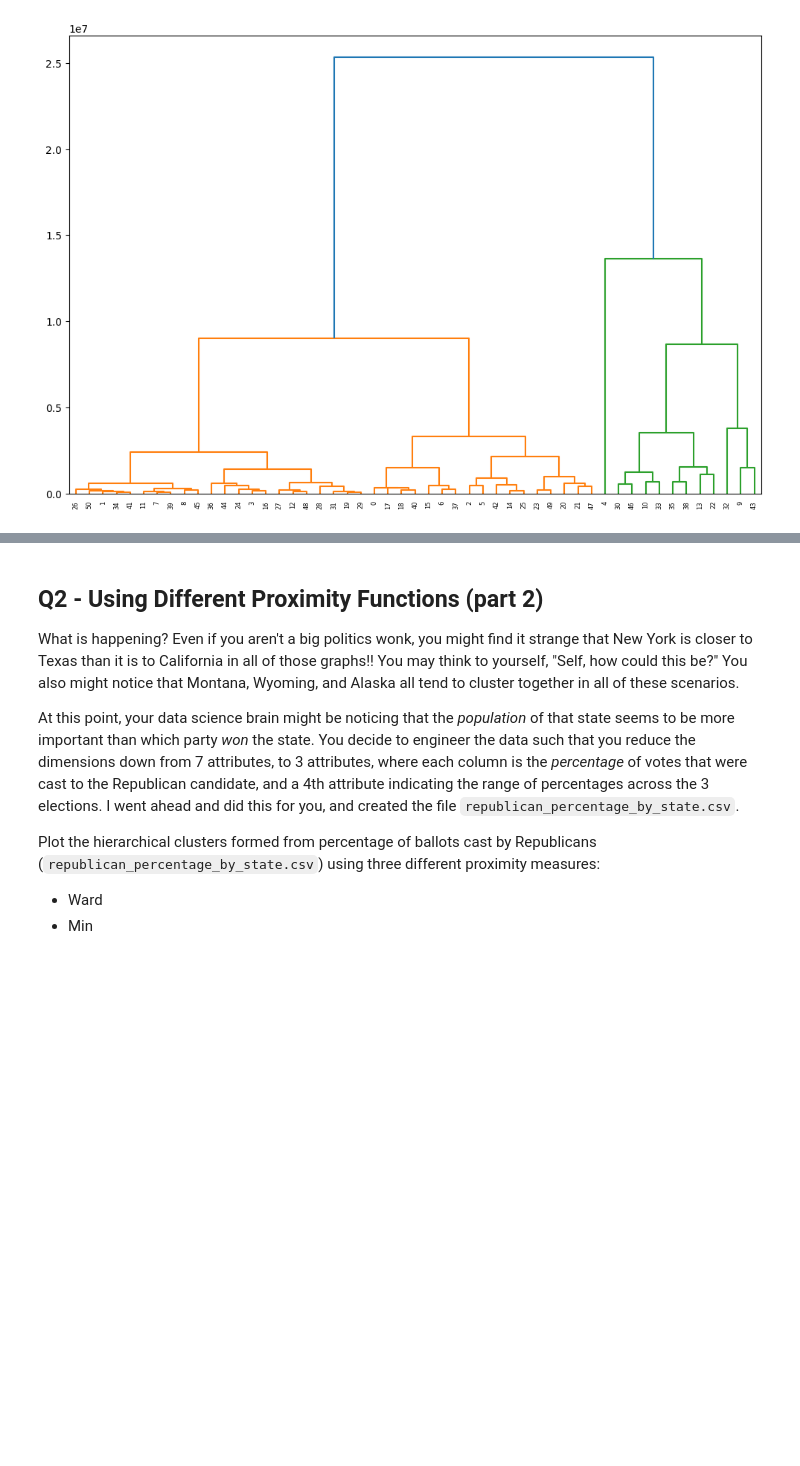
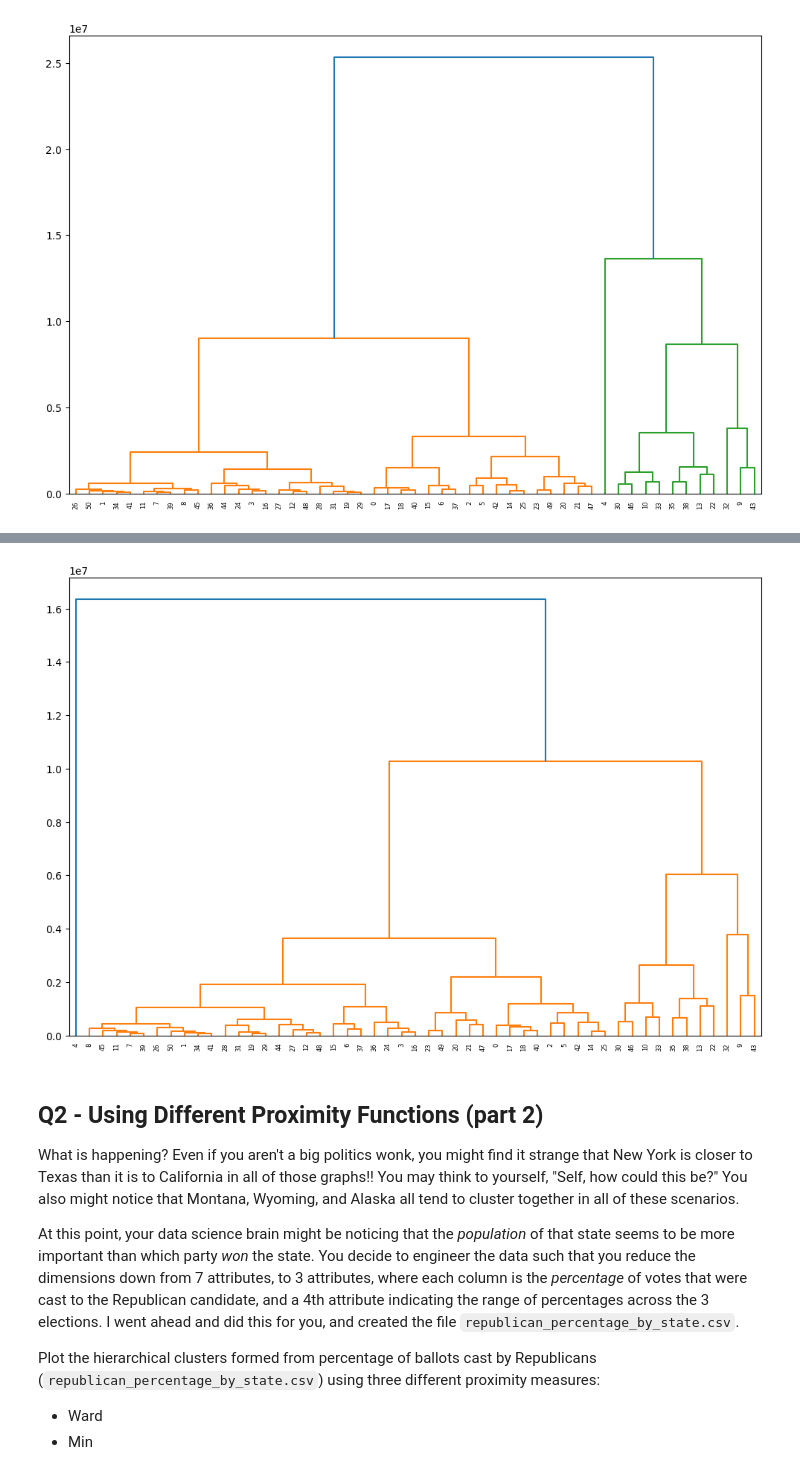
Before and after one commit to BictorFonseca/DataAnalysis, a Jupyter notebook: CS329E_HW11.ipynb, the cells around one changed output, grey strips where cells are left out. Drawn from its saved outputs; the diff is of its cells as text; code cells hidden in the pictures; blank space fills up the shorter version.

```diff
--- a/CS329E_HW11.ipynb
+++ b/CS329E_HW11.ipynb
@@ -63,5 +68,10 @@ dendrogram(z, leaf_rotation=90);
 # %%
 # Plot the dendrogram for the max proximity measure
+z=linkage(df_X, 'complete')
+plt.figure(figsize=(12,8))
+dendrogram(z, leaf_rotation=90);
+# %% [output]
+[figure, added]
 # %% [markdown]
 ## Q2 - Using Different Proximity Functions (part 2)
 
```
Also changed, not shown: parts of 1 cell of this notebook.
